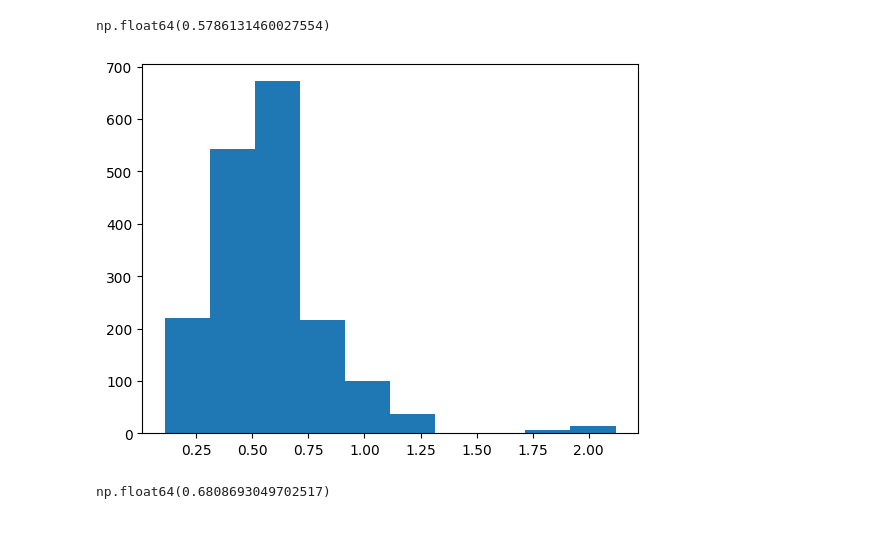
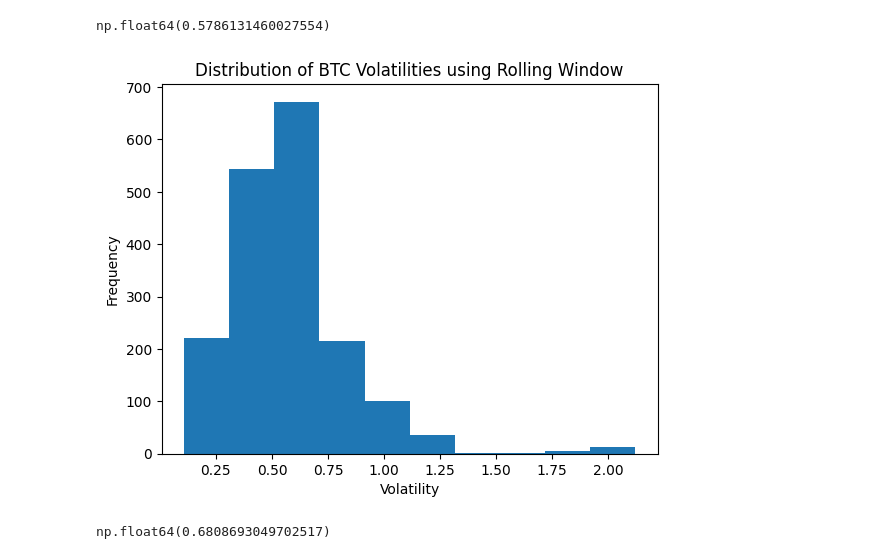
Before and after one commit to JoysGitHubPortfolio/SecuritiesModelling, a Jupyter notebook: Answers/Q2.ipynb, the cells around one changed output. Cells and saved outputs as stored; diff of their text form; code cells hidden in the pictures; blank space fills up the shorter version.

```diff
--- a/Answers/Q2.ipynb
+++ b/Answers/Q2.ipynb
@@ -162,11 +170,14 @@ btc_vol_annual = np.mean(btc_annualized_volatility)
 btc_vol_annual
 # %% [output]
 np.float64(0.5786131460027554)
-# %%
-plt.hist(btc_annualized_volatility)
-plt.show()
-# %% [output]
-[figure, removed]
+# %%
+plt.hist(btc_annualized_volatility)
+plt.xlabel('Volatility')
+plt.ylabel('Frequency')
+plt.title('Distribution of BTC Volatilities using Rolling Window')
+plt.show()
+# %% [output]
+[figure, added]
 # %%
 btc_75 = np.percentile(btc_annualized_volatility, 75)
 btc_75
```
Also changed, not shown: parts of 3 cells of this notebook, 1 other file.
